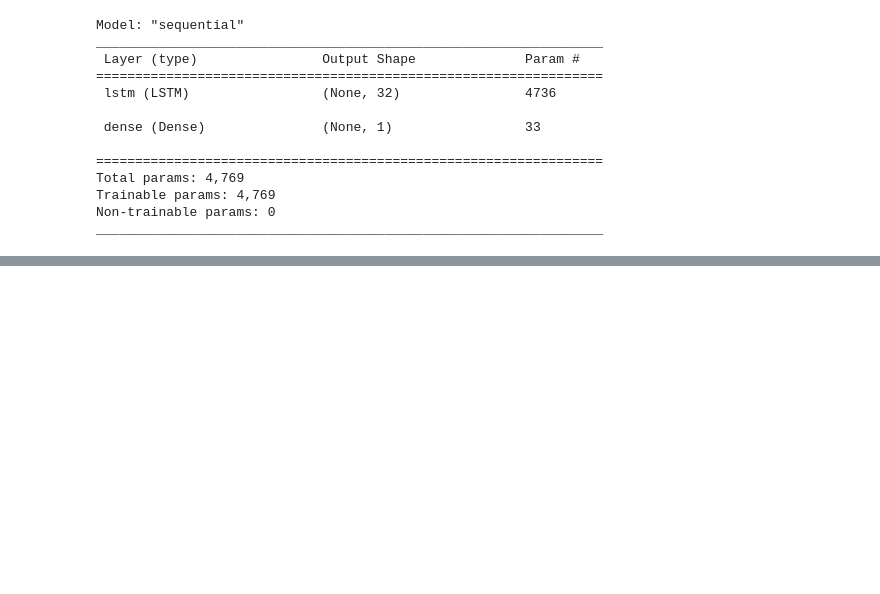
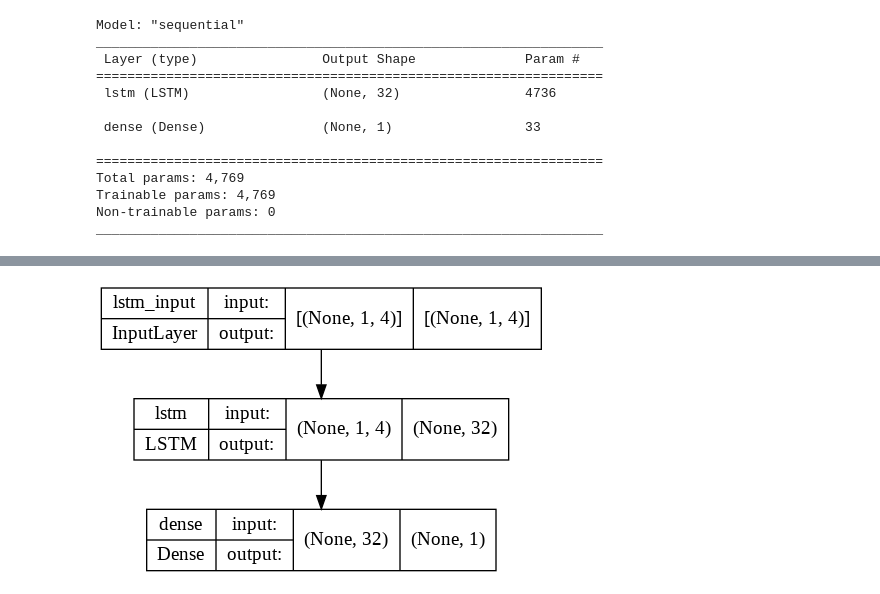
Before and after one commit to delpretemarcus/156StockClosingPricePrediction, a Jupyter notebook: DataCleaningAndExploration.ipynb, the cells around one changed output, grey strips where cells are left out. Cells and saved outputs as stored; diff of their text form; code cells hidden in the pictures; blank space fills up the shorter version.

```diff
--- a/DataCleaningAndExploration.ipynb
+++ b/DataCleaningAndExploration.ipynb
@@ -134,0 +136,4 @@ math.sqrt(mean_squared_error(y_test,y_pred))
+# %%
+plot_model(lstm, show_shapes=True, show_layer_names=True)
+# %% [output]
+[figure, added]
```
Also changed, not shown: parts of 4 cells of this notebook.
